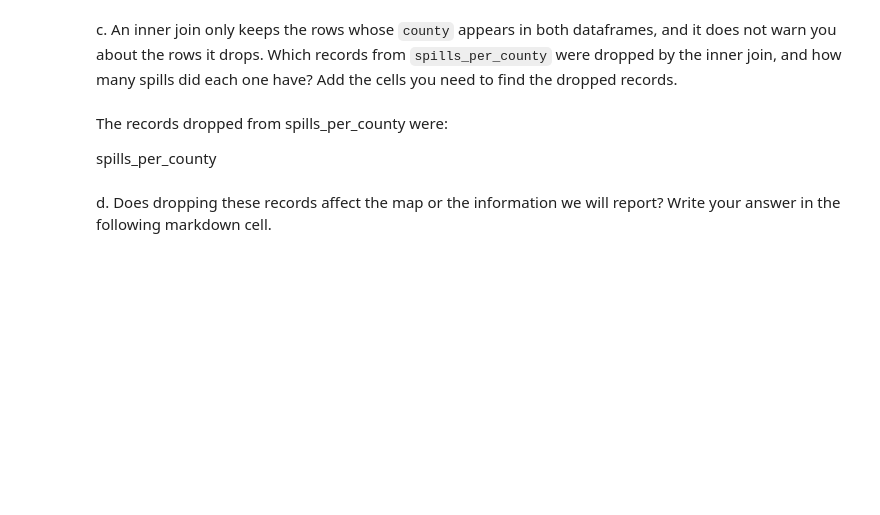
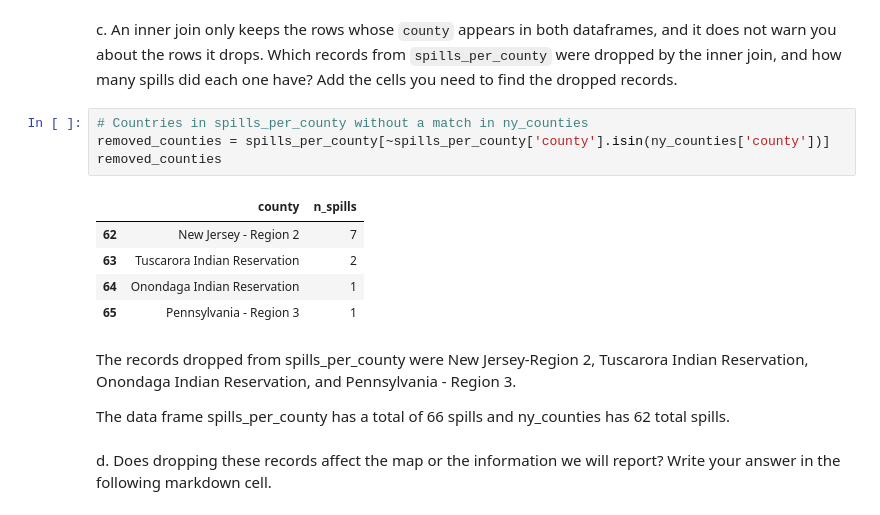
Before and after one commit to Karlavramos/eds220-hwk3, a Jupyter notebook: hwk3-task2-spills.ipynb, the cells around one changed output. Drawn from its saved outputs; the diff is of its cells as text; blank space fills up the shorter version.

```diff
--- a/hwk3-task2-spills.ipynb
+++ b/hwk3-task2-spills.ipynb
@@ -731,10 +731,20 @@ ny_spills
 <!-- BEGIN QUESTION -->
 
 c. An inner join only keeps the rows whose `county` appears in both dataframes, and it does not warn you about the rows it drops. Which records from `spills_per_county` were dropped by the inner join, and how many spills did each one have? Add the cells you need to find the dropped records.
+# %%
+# Countries in spills_per_county without a match in ny_counties
+removed_counties = spills_per_county[~spills_per_county['county'].isin(ny_counties['county'])]
+removed_counties
+# %% [output]
+|  | county | n_spills |
+| 62 | New Jersey - Region 2 | 7 |
+| 63 | Tuscarora Indian Reservation | 2 |
+| 64 | Onondaga Indian Reservation | 1 |
+| 65 | Pennsylvania - Region 3 | 1 |
 # %% [markdown]
-The records dropped from spills_per_county were:
+The records dropped from spills_per_county were New Jersey-Region 2, Tuscarora Indian Reservation, Onondaga Indian Reservation, and Pennsylvania - Region 3.
 
-spills_per_county
+The data frame spills_per_county has a total of 66 spills and ny_counties has 62 total spills.
 # %% [markdown]
 <!-- END QUESTION -->
 
```
Also changed, not shown: parts of 5 cells of this notebook.
